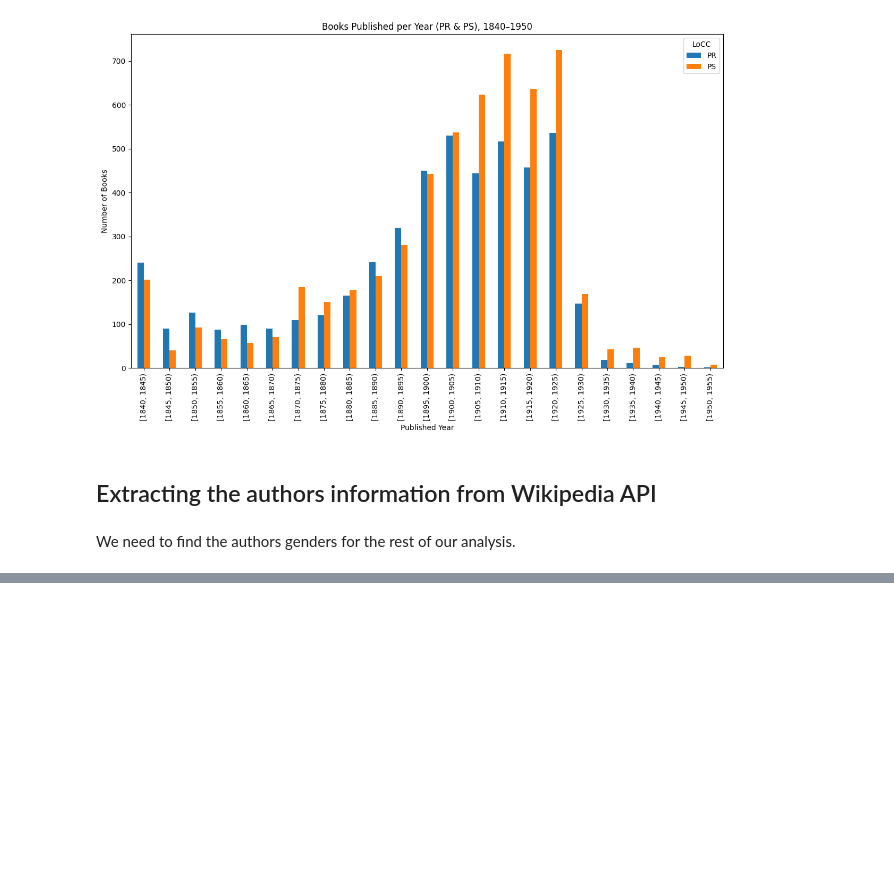
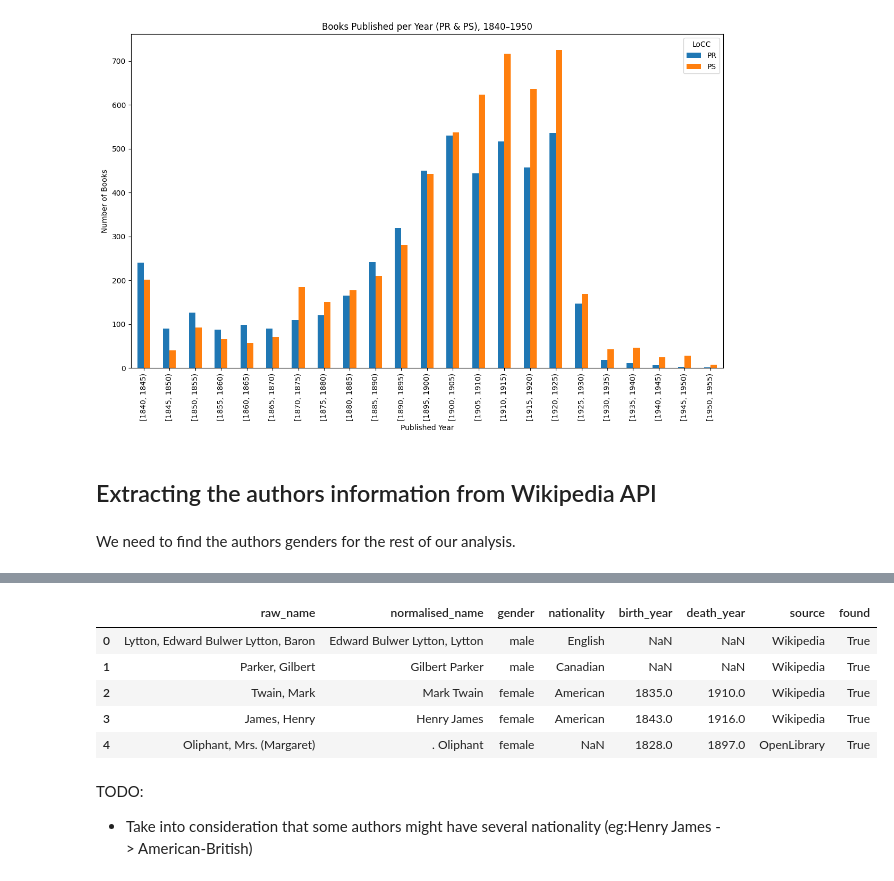
Before and after one commit to eglantine-vialaneix/opium-gutenberg, a Jupyter notebook: code/data_preparation.ipynb, the cells around one changed output, grey strips where cells are left out. Drawn from its saved outputs; the diff is of its cells as text; code cells hidden in the pictures; blank space fills up the shorter version.

Commit message:
author info scrapping V1 - gender still not very well predicted, nationality does not take into account multiple nationalities

```diff
--- a/code/data_preparation.ipynb
+++ b/code/data_preparation.ipynb
@@ -264,0 +284,2 @@ from author_gender import *
+# %%
+authors_of_interest = metadata_with_years[metadata_with_years["LoCC"].isin(["PR", "PS"])][["Authors", "Etext Number", "Published Year"]]
@@ -264,0 +302,3 @@ from author_gender import *
+# %%
+authors_counts = authors_of_interest["Authors"].value_counts()
+authors_counts
@@ -264,0 +340,3 @@ from author_gender import *
+# %%
+all_authors = authors_counts.index
+all_authors
@@ -264,0 +355,3 @@ from author_gender import *
+# %%
+# This cell takes approx. 3 hours to run
+authors_info_df, not_found = scrape_authors(all_authors[:5], delay=1.0)
@@ -264,0 +360,12 @@ from author_gender import *
+# %%
+authors_info_df
+# %% [output]
+|  | raw_name | normalised_name | gender | nationality | birth_year | death_year | source | found |
+| 0 | Lytton, Edward Bulwer Lytton, Baron | Edward Bulwer Lytton, Lytton | male | English | NaN | NaN | Wikipedia | True |
+| 1 | Parker, Gilbert | Gilbert Parker | male | Canadian | NaN | NaN | Wikipedia | True |
+| 2 | Twain, Mark | Mark Twain | female | American | 1835.0 | 1910.0 | Wikipedia | True |
+| 3 | James, Henry | Henry James | female | American | 1843.0 | 1916.0 | Wikipedia | True |
+| 4 | Oliphant, Mrs. (Margaret) | . Oliphant | female | NaN | 1828.0 | 1897.0 | OpenLibrary | True |
+# %% [markdown]
+TODO:
+- Take into consideration that some authors might have several nationality (eg:Henry James -> American-British)
```
Also changed, not shown: parts of 9 cells of this notebook, 1 other file.
